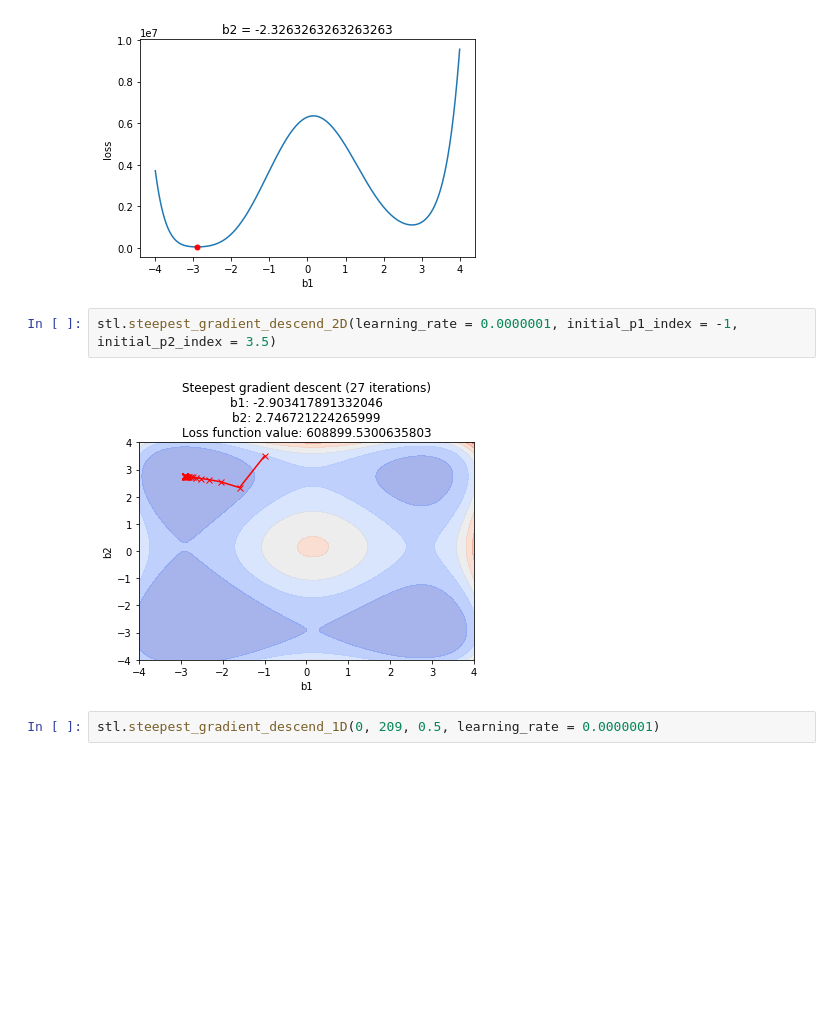
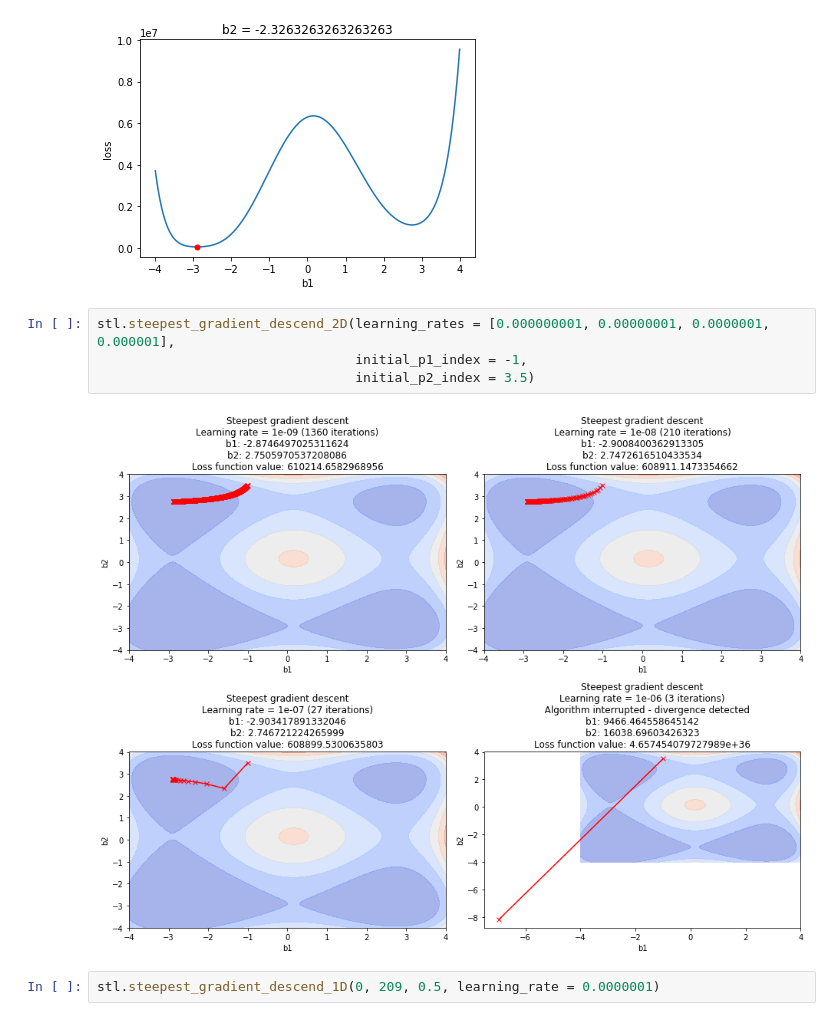
Before and after one commit to pablosuau/training, a Jupyter notebook: machine_learning/03_ml_theory/01_gradient_descent/01_loss_functions.ipynb, the cells around one changed output. Cells and saved outputs as stored; diff of their text form; blank space fills up the shorter version.

```diff
--- a/machine_learning/03_ml_theory/01_gradient_descent/01_loss_functions.ipynb
+++ b/machine_learning/03_ml_theory/01_gradient_descent/01_loss_functions.ipynb
@@ -483,9 +510,11 @@ b1: -2.9029029029029028
 Loss function value: 54616.383373607074
 [figure]
 # %%
-stl.steepest_gradient_descend_2D(learning_rate = 0.0000001, initial_p1_index = -1, initial_p2_index = 3.5)
+stl.steepest_gradient_descend_2D(learning_rates = [0.000000001, 0.00000001, 0.0000001, 0.000001],
+                                 initial_p1_index = -1,
+                                 initial_p2_index = 3.5)
 # %% [output]
-[figure, old version]
+[figure, new version]
 # %%
 stl.steepest_gradient_descend_1D(0, 209, 0.5, learning_rate = 0.0000001)
 # %% [output]
```
Also changed, not shown: parts of 3 cells of this notebook.
